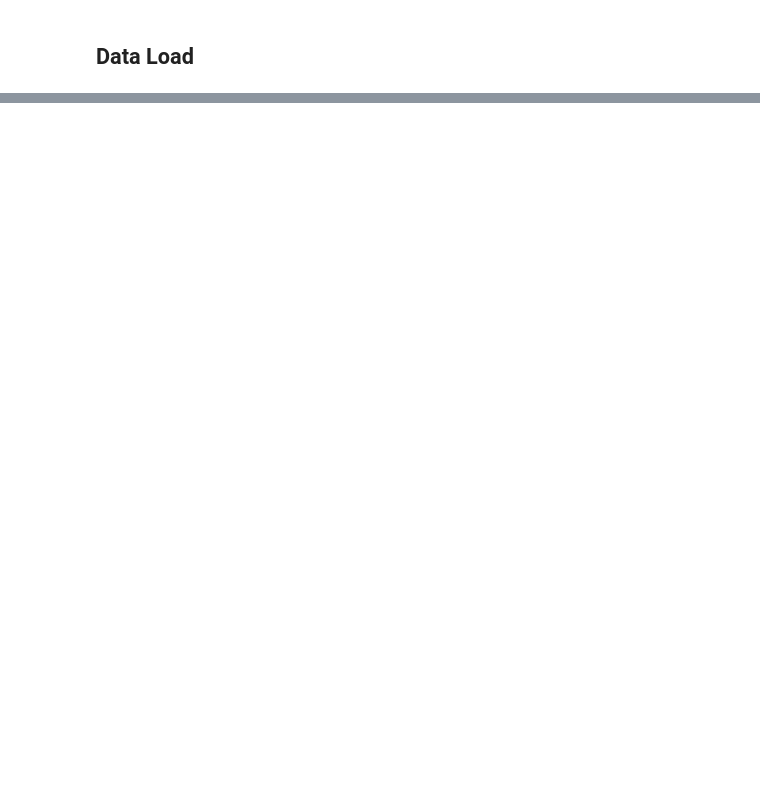
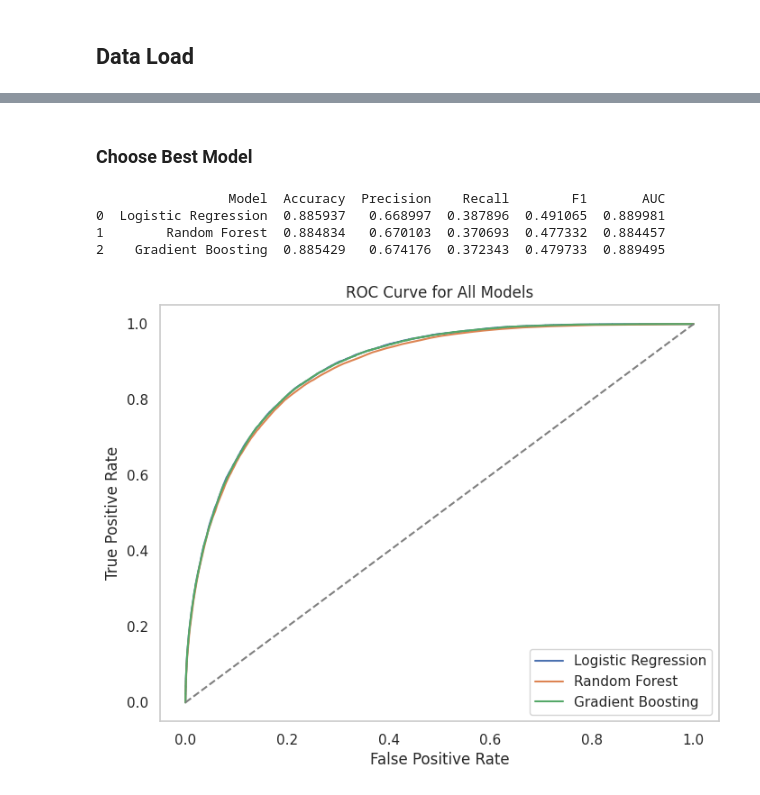
Before and after one commit to saladbkp/Student-Risk-Predictor, a Jupyter notebook: Preprocessing.ipynb, the cells around one changed output, grey strips where cells are left out. Saved outputs shown, nothing was run; the diff lists cells and outputs as text; code cells hidden in the pictures; blank space fills up the shorter version.

```diff
--- a/Preprocessing.ipynb
+++ b/Preprocessing.ipynb
@@ -14,7 +21,7 @@ Error:
 ## Data Load
 # %%
 #import dataset
-dataset = pd.read_csv('C:/Users/Felix Ee Jian Hui/Desktop/Degree/Sem4/FYP/Dataset/test.csv')
+dataset = pd.read_csv('/content/test.csv')
 # %%
 # View first 5 rows
 print("🔹 Head of dataset:")
@@ -61,8 +126,7 @@ print("✅ Dataset shape after outlier removal:", dataset.shape)
 # Re-select numeric columns
 numeric_cols = dataset.select_dtypes(include=[np.number]).columns
 
-# Exclude binary/ordinal features
-excluded_cols = ['Grade', 'SES_Quartile', 'InternetAccess', 'Extracurricular']
+excluded_cols = ['Risk','GPA','InternetAccess','Extracurricular','PartTimeJob','Romantic']
 continuous_cols = [col for col in numeric_cols if col not in excluded_cols]
 
 # Step 0: Save original skewness
@@ -206,0 +469,20 @@ plt.show()
+# %%
+print("\n==================== Gradient Boosting ====================")
+
+gb = GradientBoostingClassifier()
+gb.fit(X_train, y_train)
+
+y_pred_gb = gb.predict(X_val)
+y_proba_gb = gb.predict_proba(X_val)[:, 1]
+
+print("Accuracy:", accuracy_score(y_val, y_pred_gb))
+print("Precision:", precision_score(y_val, y_pred_gb))
+print("Recall:", recall_score(y_val, y_pred_gb))
+print("F1 Score:", f1_score(y_val, y_pred_gb))
+print("AUC:", roc_auc_score(y_val, y_proba_gb))
+
+print("\nConfusion Matrix:")
+print(confusion_matrix(y_val, y_pred_gb))
+
+print("\nClassification Report:")
+print(classification_report(y_val, y_pred_gb))
@@ -206,0 +510,54 @@ plt.show()
+# %% [markdown]
+### Choose Best Model
+# %%
+results = {
+    "Model": [],
+    "Accuracy": [],
+    "Precision": [],
+    "Recall": [],
+    "F1": [],
+    "AUC": []
+}
+
+def add_result(name, y_pred, y_proba):
+    results["Model"].append(name)
+    results["Accuracy"].append(accuracy_score(y_val, y_pred))
+    results["Precision"].append(precision_score(y_val, y_pred))
+    results["Recall"].append(recall_score(y_val, y_pred))
+    results["F1"].append(f1_score(y_val, y_pred))
+    results["AUC"].append(roc_auc_score(y_val, y_proba))
+
+
+add_result("Logistic Regression", y_pred_lg, y_proba_lg)
+add_result("Random Forest", y_pred_rf, y_proba_rf)
+add_result("Gradient Boosting", y_pred_gb, y_proba_gb)
+
+df_results = pd.DataFrame(results)
+print(df_results)
+# %% [output]
+                 Model  Accuracy  Precision    Recall        F1       AUC
+0  Logistic Regression  0.885937   0.668997  0.387896  0.491065  0.889981
+1        Random Forest  0.884834   0.670103  0.370693  0.477332  0.884457
+2    Gradient Boosting  0.885429   0.674176  0.372343  0.479733  0.889495
+# %%
+plt.figure(figsize=(8,6))
+
+models_proba = {
+    "Logistic Regression": y_proba_lg,
+    "Random Forest": y_proba_rf,
+    "Gradient Boosting": y_proba_gb,
+}
+
+for name, proba in models_proba.items():
+    fpr, tpr, _ = roc_curve(y_val, proba)
+    plt.plot(fpr, tpr, label=name)
+
+plt.plot([0,1],[0,1],'--', color='gray')
+plt.xlabel("False Positive Rate")
+plt.ylabel("True Positive Rate")
+plt.title("ROC Curve for All Models")
+plt.legend()
+plt.grid()
+plt.show()
+# %% [output]
+[figure, added]
```
Also changed, not shown: parts of 33 cells of this notebook.
